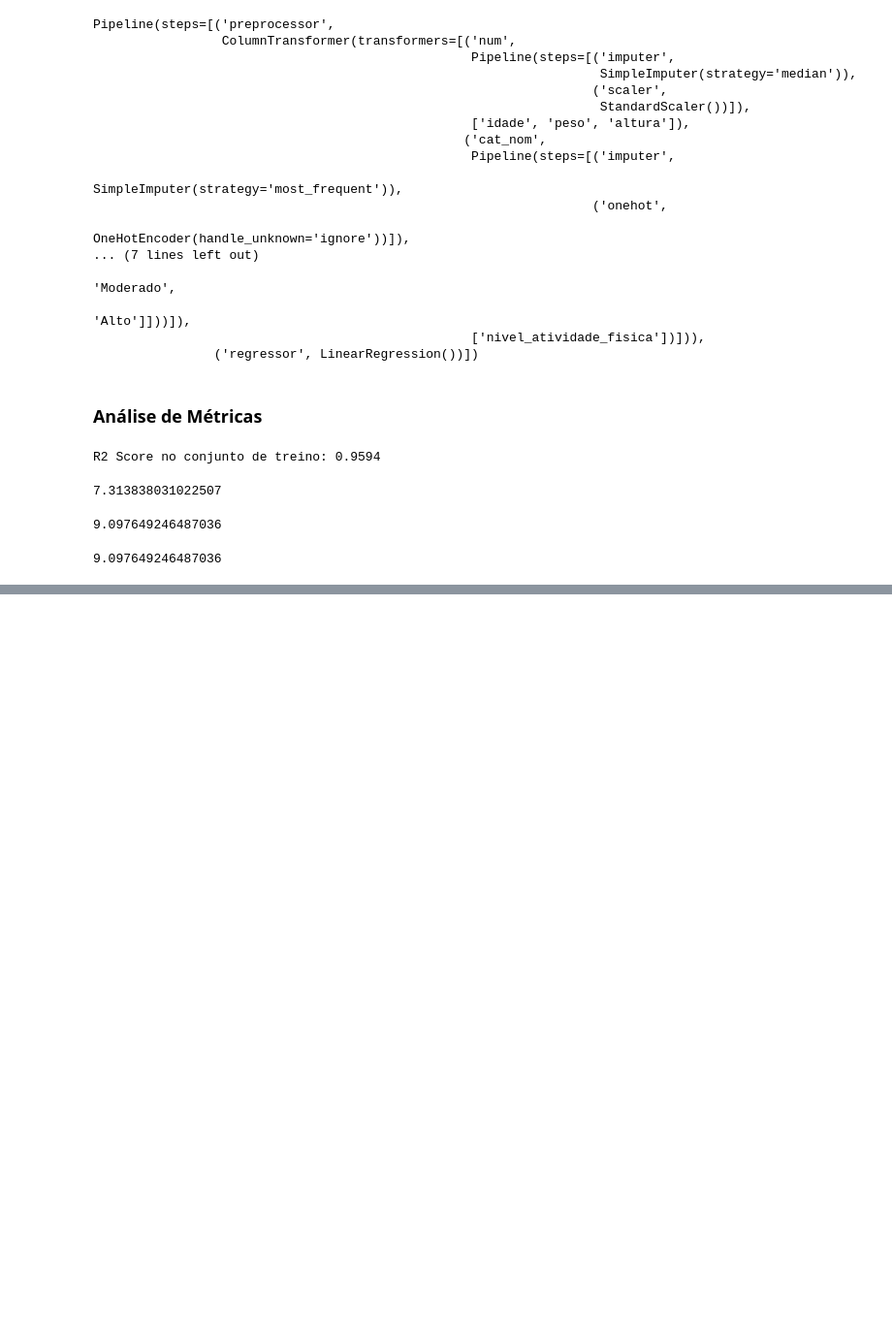
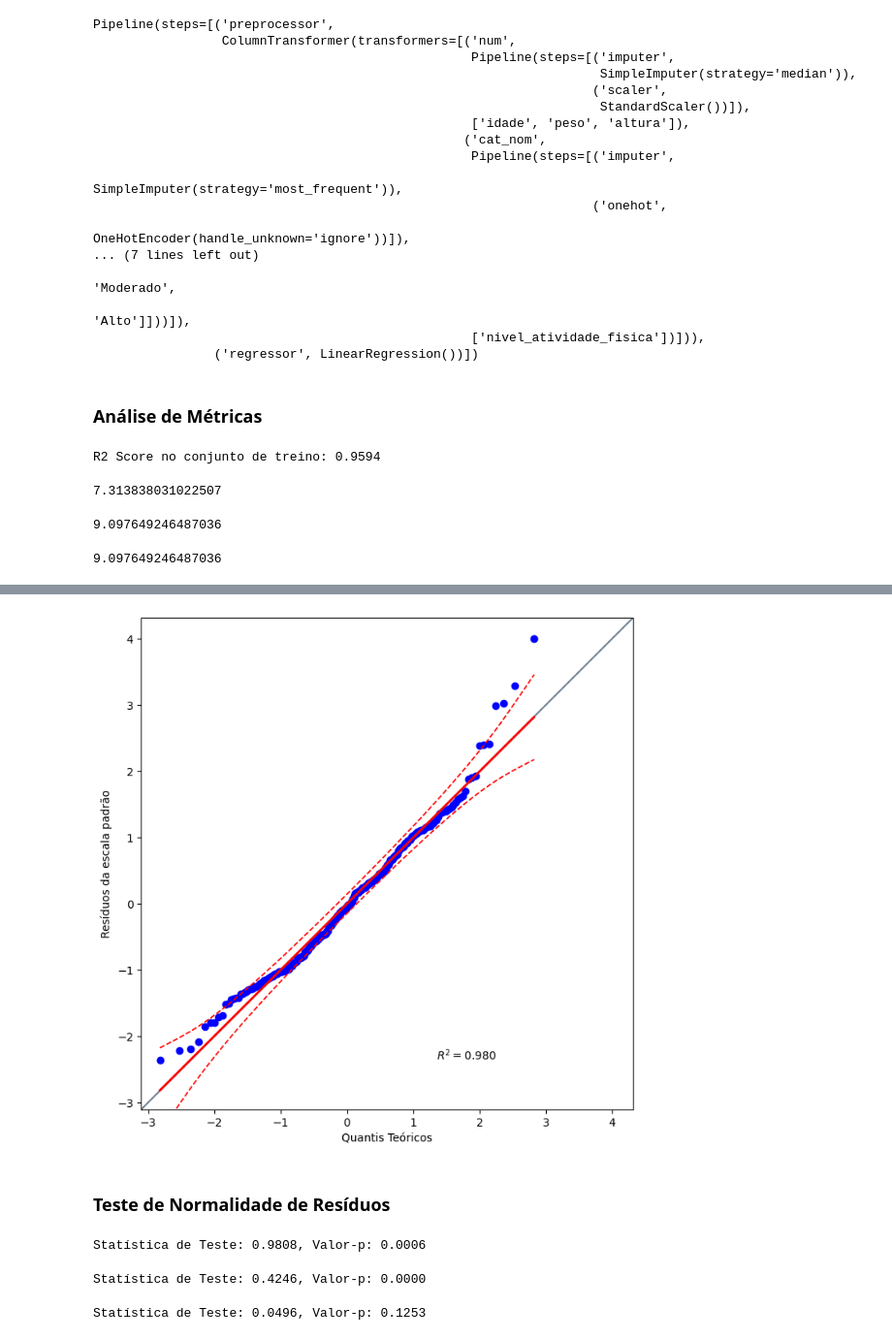
Before and after one commit to claitonneri/regressao_linear_multipla, a Jupyter notebook: modelo_colesterol.ipynb, the cells around one changed output, grey strips where cells are left out. Shown at 97% size. Cells and saved outputs as stored; diff of their text form; code cells hidden in the pictures; blank space fills up the shorter version.

```diff
--- a/modelo_colesterol.ipynb
+++ b/modelo_colesterol.ipynb
@@ -454,0 +478,37 @@ root_mean_squared_error(y_test, y_pred)
+# %%
+# Checar se resíduos seguem uma distribuição normal
+# QQ Plot
+import pingouin as pg
+plt.figure(figsize=(14, 8))
+pg.qqplot(residuos_padronizados, dist='norm')
+plt.xlabel('Quantis Teóricos')
+plt.ylabel('Resíduos da escala padrão')
+plt.show()
+# %% [output]
+[figure, added]
+# %% [markdown]
+### **Teste de Normalidade de Resíduos**
+# %%
+# Teste de Normalidade de Shapiro-Wilk
+from scipy.stats import shapiro
+
+stat, p_value = shapiro(residuos)
+print(f'Statística de Teste: {stat:.4f}, Valor-p: {p_value:.4f}')
+# %% [output]
+Statística de Teste: 0.9808, Valor-p: 0.0006
+# %%
+# Teste de Kolmogorov-Smirnov
+from scipy.stats import kstest
+
+stat, p_value = kstest(residuos, 'norm')
+print(f'Statística de Teste: {stat:.4f}, Valor-p: {p_value:.4f}')
+# %% [output]
+Statística de Teste: 0.4246, Valor-p: 0.0000
+# %%
+# Teste de Lilliefors
+from statsmodels.stats.diagnostic import lilliefors
+
+stat, p_value = lilliefors(residuos, dist='norm', pvalmethod='table')
+print(f'Statística de Teste: {stat:.4f}, Valor-p: {p_value:.4f}')
+# %% [output]
+Statística de Teste: 0.0496, Valor-p: 0.1253
```
Also changed, not shown: parts of 12 cells of this notebook, 2 other files.
